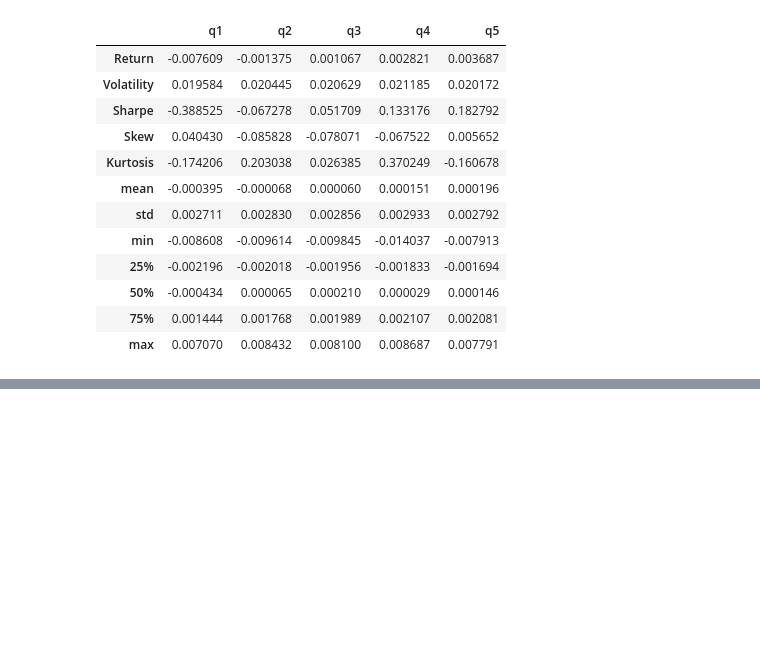
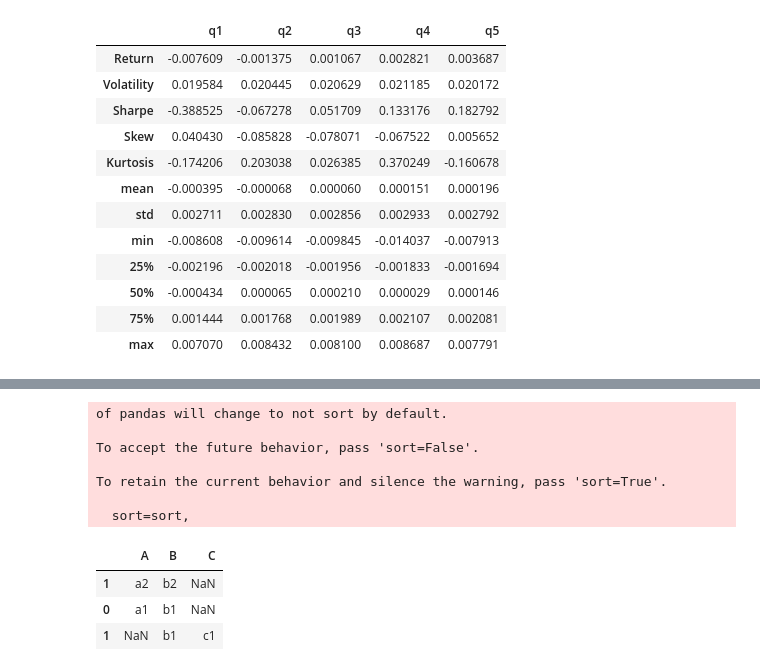
Before and after one commit to rajarameshchindu/datascience, a Jupyter notebook: Pandas.ipynb, the cells around one changed output, grey strips where cells are left out. Drawn from its saved outputs; the diff is of its cells as text; code cells hidden in the pictures; blank space fills up the shorter version.

```diff
--- a/Pandas.ipynb
+++ b/Pandas.ipynb
@@ -227,0 +269,7 @@ import pandas as pd
+# %%
+df1 = pd.DataFrame(columns = ['A', 'B'])
+df2 = pd.DataFrame(columns = ['B', 'C'])
+# %%
+df1.loc[0] = ['a1','b1']
+df1.loc[1] = ['a2','b2']
+df2.loc[1] = ['b1','c1']
@@ -227,0 +287,14 @@ import pandas as pd
+# %%
+df1.append(df2)
+# %% [output]
+of pandas will change to not sort by default.
+
+To accept the future behavior, pass 'sort=False'.
+
+To retain the current behavior and silence the warning, pass 'sort=True'.
+
+  sort=sort,
+|  | A | B | C |
+| 1 | a2 | b2 | NaN |
+| 0 | a1 | b1 | NaN |
+| 1 | NaN | b1 | c1 |
```
Also changed, not shown: parts of 20 cells of this notebook.
